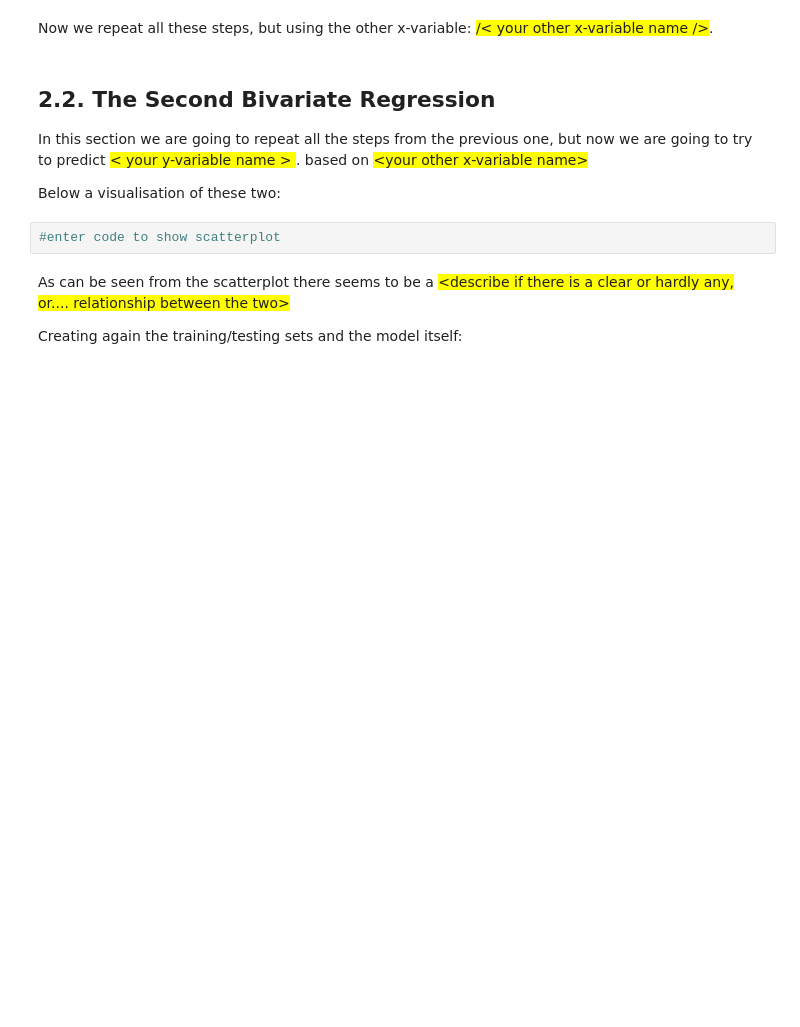
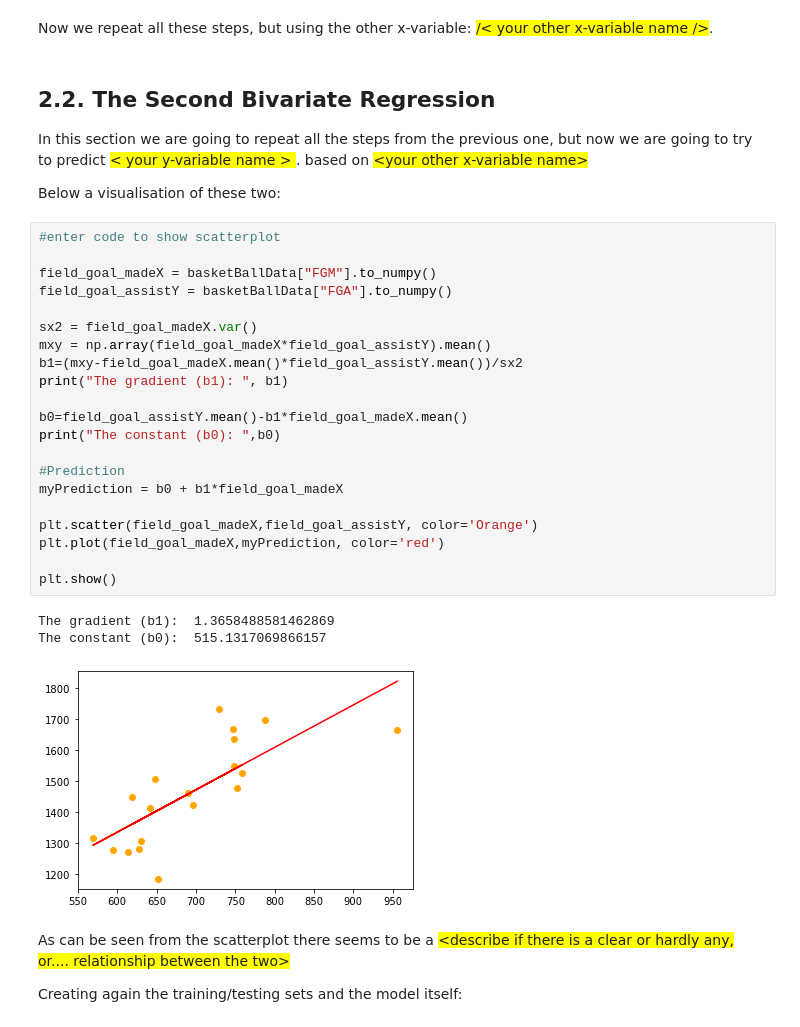
Before and after one commit to stephenpangga/Data-mining-and-statistics, a Jupyter notebook: Week 4/try-assignment/DMS - S4 - Assignment 1 - Template.ipynb, the cells around one changed output. Saved outputs shown, nothing was run; the diff lists cells and outputs as text; blank space fills up the shorter version.

```diff
--- a/Week 4/try-assignment/DMS - S4 - Assignment 1 - Template.ipynb
+++ b/Week 4/try-assignment/DMS - S4 - Assignment 1 - Template.ipynb
@@ -214,8 +235,31 @@ Now we repeat all these steps, but using the other x-variable: <span style='back
 In this section we are going to repeat all the steps from the previous one, but now we are going to try to predict <span style='background:yellow'> < your y-variable name > </span>. based on <span style='background:yellow'> <your other x-variable name\>  </span>
 
 Below a visualisation of these two:
-# %%
-#enter code to show scatterplot
+# %%
+#enter code to show scatterplot
+
+field_goal_madeX = basketBallData["FGM"].to_numpy()
+field_goal_assistY = basketBallData["FGA"].to_numpy()
+
+sx2 = field_goal_madeX.var()
+mxy = np.array(field_goal_madeX*field_goal_assistY).mean()
+b1=(mxy-field_goal_madeX.mean()*field_goal_assistY.mean())/sx2
+print("The gradient (b1): ", b1)
+
+b0=field_goal_assistY.mean()-b1*field_goal_madeX.mean()
+print("The constant (b0): ",b0)
+
+#Prediction
+myPrediction = b0 + b1*field_goal_madeX
+
+plt.scatter(field_goal_madeX,field_goal_assistY, color='Orange')
+plt.plot(field_goal_madeX,myPrediction, color='red')
+
+plt.show()
+# %% [output]
+The gradient (b1):  1.3658488581462869
+The constant (b0):  515.1317069866157
+[figure, added]
 # %% [markdown]
 As can be seen from the scatterplot there seems to be a <span style='background:yellow'>\<describe if there is a clear or hardly any, or.... relationship between the two\></span>
 
```
Also changed, not shown: parts of 4 cells of this notebook.
